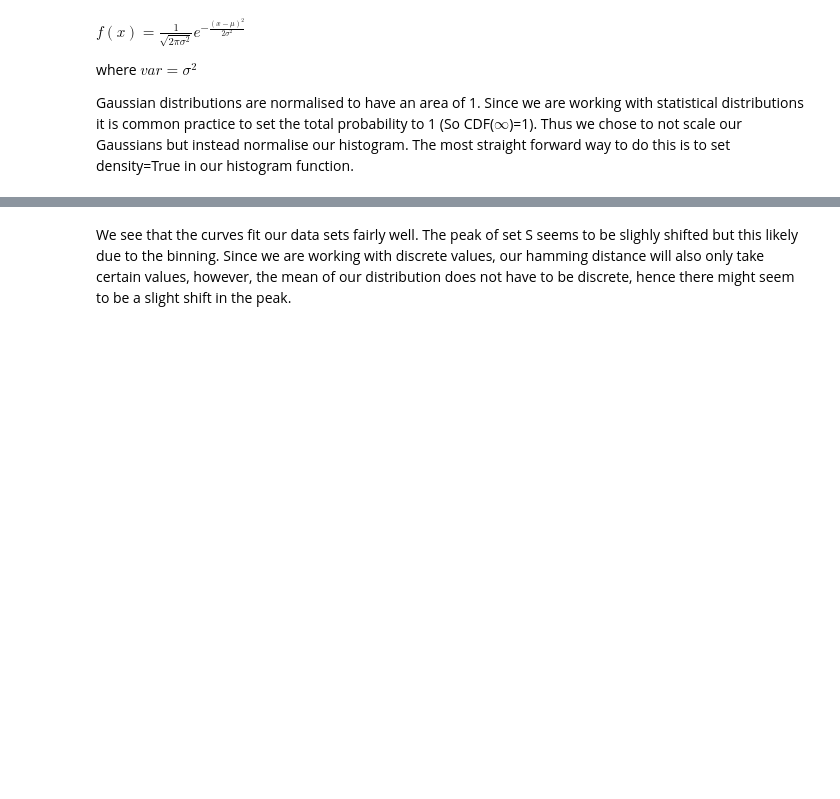
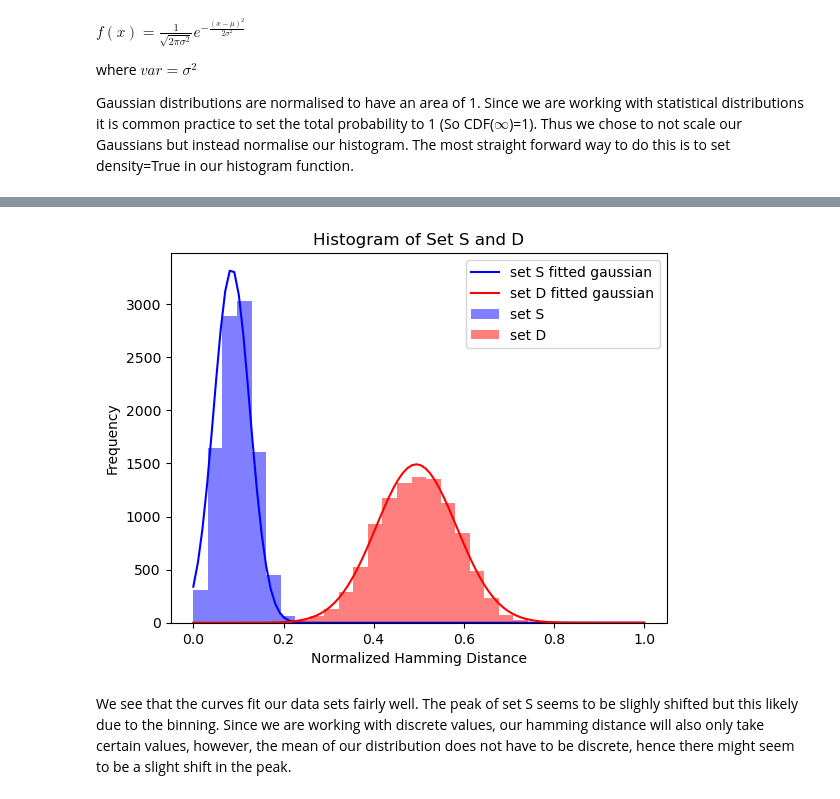
Before and after one commit to mvasselt2006/PR, a Jupyter notebook: Lab1/Elsjan_Asselt_6.ipynb, the cells around one changed output, grey strips where cells are left out. Saved outputs shown, nothing was run; the diff lists cells and outputs as text; code cells hidden in the pictures; blank space fills up the shorter version.

```diff
--- a/Lab1/Elsjan_Asselt_6.ipynb
+++ b/Lab1/Elsjan_Asselt_6.ipynb
@@ -184,3 +187,27 @@ plt.show()
+# %%
+# Plot the distributions...
+
+def gauss(x,mu,var, N=10000):
+    return (N/30)*(1/np.sqrt(2*np.pi*var))*np.exp(-((x-mu)**2)/(2*var))
+
+xrange = np.linspace(0, 1, 100)
+
+fig = plt.figure()
+
+plt.plot(xrange, gauss(xrange, mu=mu_setS, var=var_setS),c='b', label='set S fitted gaussian')
+plt.plot(xrange, gauss(xrange, mu=mu_setD, var=var_setD),c='r', label='set D fitted gaussian')
+
+plt.hist(set_S, bins=31, range=(0,1), label='set S',alpha=0.5,color='b'), #density=True)
+plt.hist(set_D, bins=31, range=(0,1), label='set D',alpha=0.5,color='r',)# density=True)
+
+plt.title('Histogram of Set S and D')
+plt.ylabel('Frequency')
+plt.xlabel('Normalized Hamming Distance')
+
+plt.legend()
+plt.show()
+# %% [output]
+[figure, added]
 # %% [markdown]
 We see that the curves fit our data sets fairly well. The peak of set S seems to be slighly shifted but this likely due to the binning. Since we are working with discrete values, our hamming distance will also only take certain values, however, the mean of our distribution does not have to be discrete, hence there might seem to be a slight shift in the peak.
 # %% [markdown]
```
Also changed, not shown: parts of 15 cells of this notebook.
